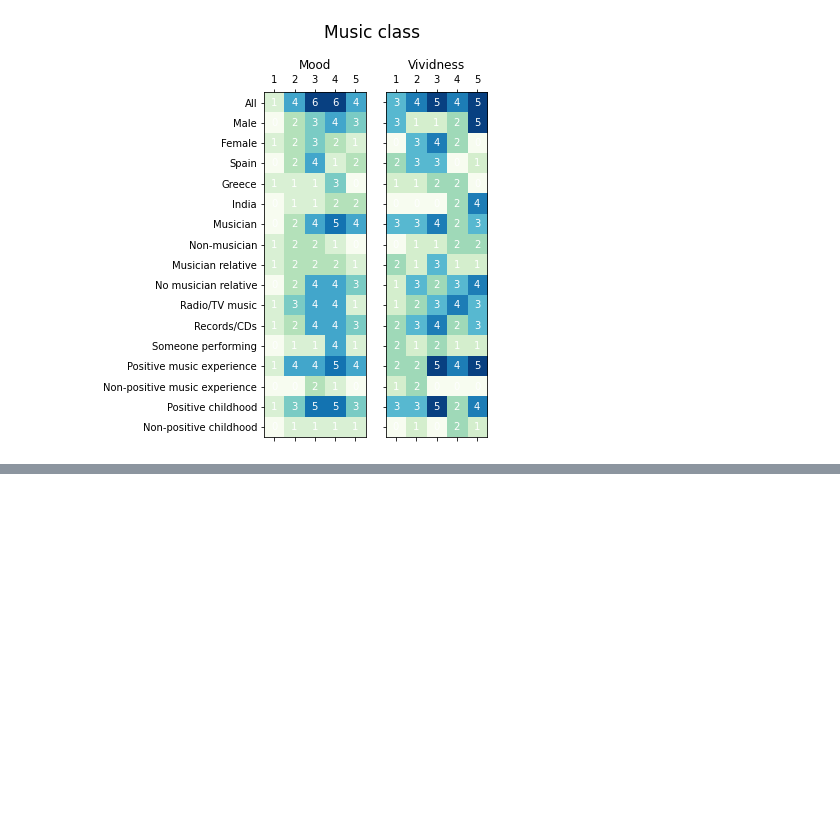
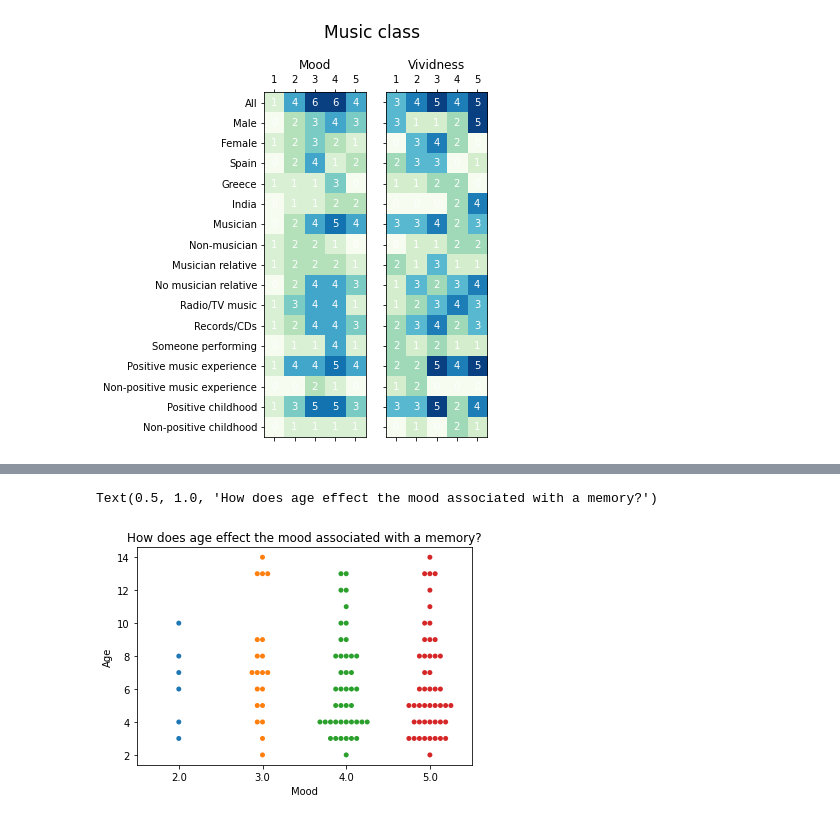
Before and after one commit to chrispla/early-musical-memories, a Jupyter notebook: vis.ipynb, the cells around one changed output, grey strips where cells are left out. Saved outputs shown, nothing was run; the diff lists cells and outputs as text; code cells hidden in the pictures; blank space fills up the shorter version.

```diff
--- a/vis.ipynb
+++ b/vis.ipynb
@@ -365,0 +471,8 @@ for q in ['', '.1', '.2', '.3', '.4', '.5', '.6']:
+# %%
+sns.swarmplot(x = moods, y = ages)
+plt.ylabel("Age")
+plt.xlabel("Mood")
+plt.title("How does age effect the mood associated with a memory?")
+# %% [output]
+Text(0.5, 1.0, 'How does age effect the mood associated with a memory?')
+[figure, added]
```
Also changed, not shown: parts of 11 cells of this notebook.
